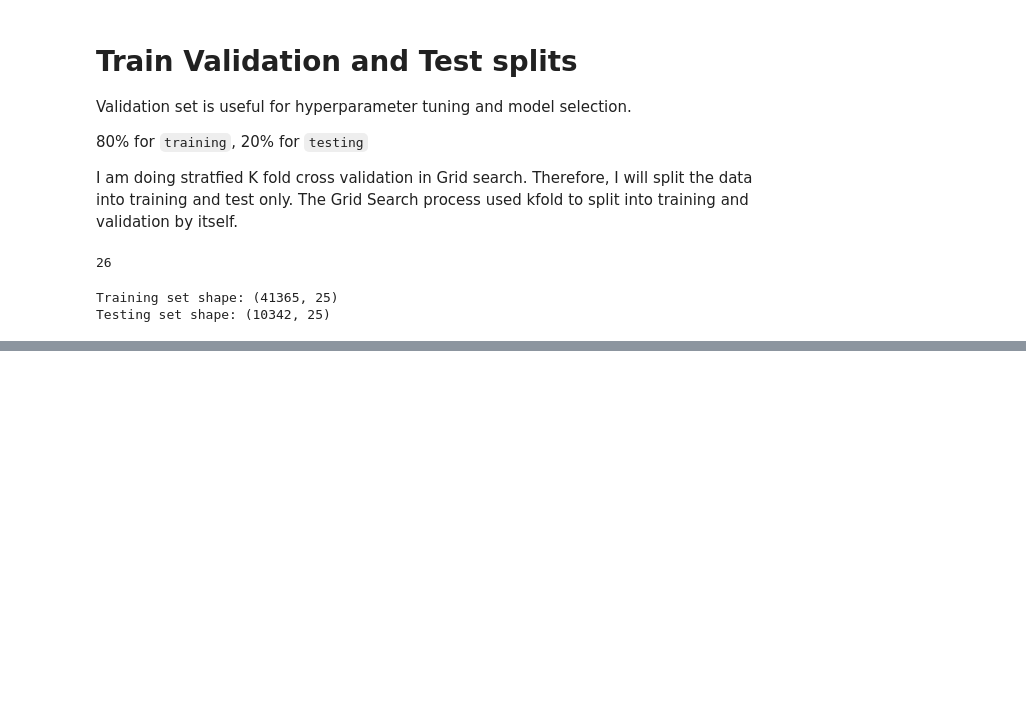
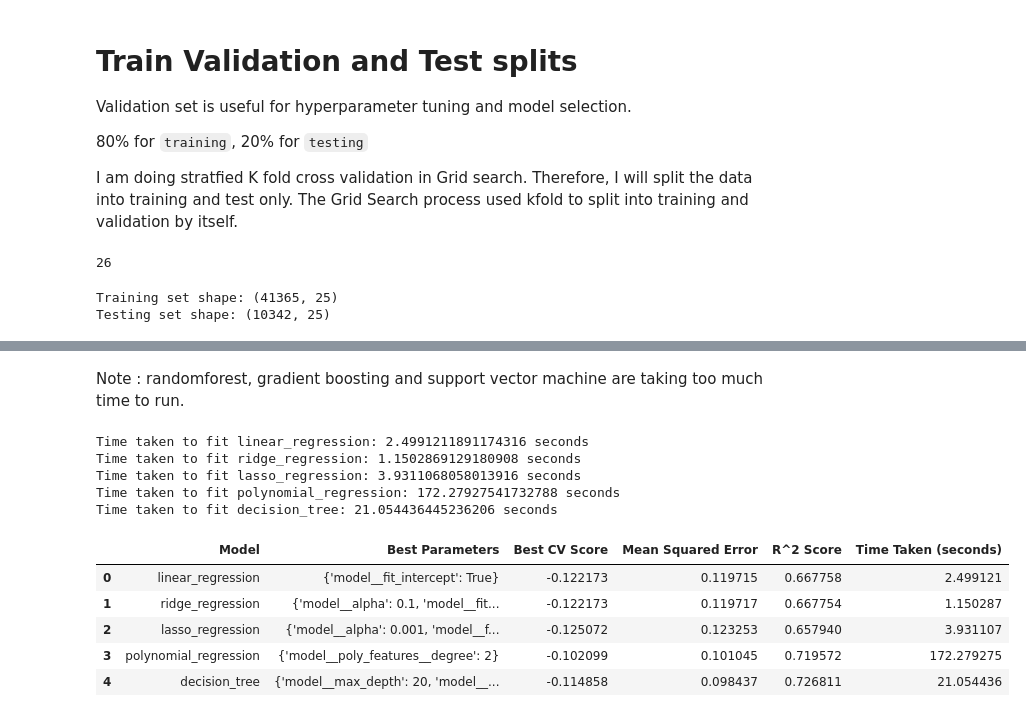
Before and after one commit to kamrulkonok/UPC_ML_Project, a Jupyter notebook: Modelling.ipynb, the cells around one changed output, grey strips where cells are left out. Saved outputs shown, nothing was run; the diff lists cells and outputs as text; code cells hidden in the pictures; blank space fills up the shorter version.

```diff
--- a/Modelling.ipynb
+++ b/Modelling.ipynb
@@ -68,3 +144,5 @@ Testing set shape: (10342, 25)
+# %% [markdown]
+Note : randomforest, gradient boosting and support vector machine are taking too much time to run.
 # %%
 # Define pipelines for each model
 models = {
@@ -106,10 +194,12 @@ param_grid = {
 }
 # %%
-# Initialize the GridSearchCV results dictionary
+results = []
+#Initialize the GridSearchCV results dictionary
 grid_search_results = {}
 
 # Create and evaluate pipelines for each model
 for model_name, model in models.items():
+    start_time = time.time()
     pipeline = Pipeline([
         ('model', model)
     ])
@@ -128,6 +218,34 @@ for model_name, model in models.items():
 
     # Store the results
     grid_search_results[model_name] = grid_search
+    end_time = time.time()  # End timing
+    duration = end_time - start_time  # Calculate duration
+    print(f"Time taken to fit {model_name}: {duration} seconds")
+
+    results.append({
+        'Model': model_name,
+        'Best Parameters': grid_search.best_params_,
+        'Best CV Score': grid_search.best_score_,
+        'Mean Squared Error': mean_squared_error(y_test, grid_search.best_estimator_.predict(X_test)),
+        'R^2 Score': r2_score(y_test, grid_search.best_estimator_.predict(X_test)),
+        'Time Taken (seconds)': duration
+    })
+# %% [output]
+Time taken to fit linear_regression: 2.4991211891174316 seconds
+Time taken to fit ridge_regression: 1.1502869129180908 seconds
+Time taken to fit lasso_regression: 3.9311068058013916 seconds
+Time taken to fit polynomial_regression: 172.27927541732788 seconds
+Time taken to fit decision_tree: 21.054436445236206 seconds
+# %%
+results_df = pd.DataFrame(results)
+results_df
+# %% [output]
+|  | Model | Best Parameters | Best CV Score | Mean Squared Error | R^2 Score | Time Taken (seconds) |
+| 0 | linear_regression | {'model__fit_intercept': True} | -0.122173 | 0.119715 | 0.667758 | 2.499121 |
+| 1 | ridge_regression | {'model__alpha': 0.1, 'model__fit... | -0.122173 | 0.119717 | 0.667754 | 1.150287 |
+| 2 | lasso_regression | {'model__alpha': 0.001, 'model__f... | -0.125072 | 0.123253 | 0.657940 | 3.931107 |
+| 3 | polynomial_regression | {'model__poly_features__degree': 2} | -0.102099 | 0.101045 | 0.719572 | 172.279275 |
+| 4 | decision_tree | {'model__max_depth': 20, 'model__... | -0.114858 | 0.098437 | 0.726811 | 21.054436 |
 # %%
 # Evaluate the best model from each GridSearchCV
 for model_name, grid_search in grid_search_results.items():
```
Also changed, not shown: parts of 14 cells of this notebook.
